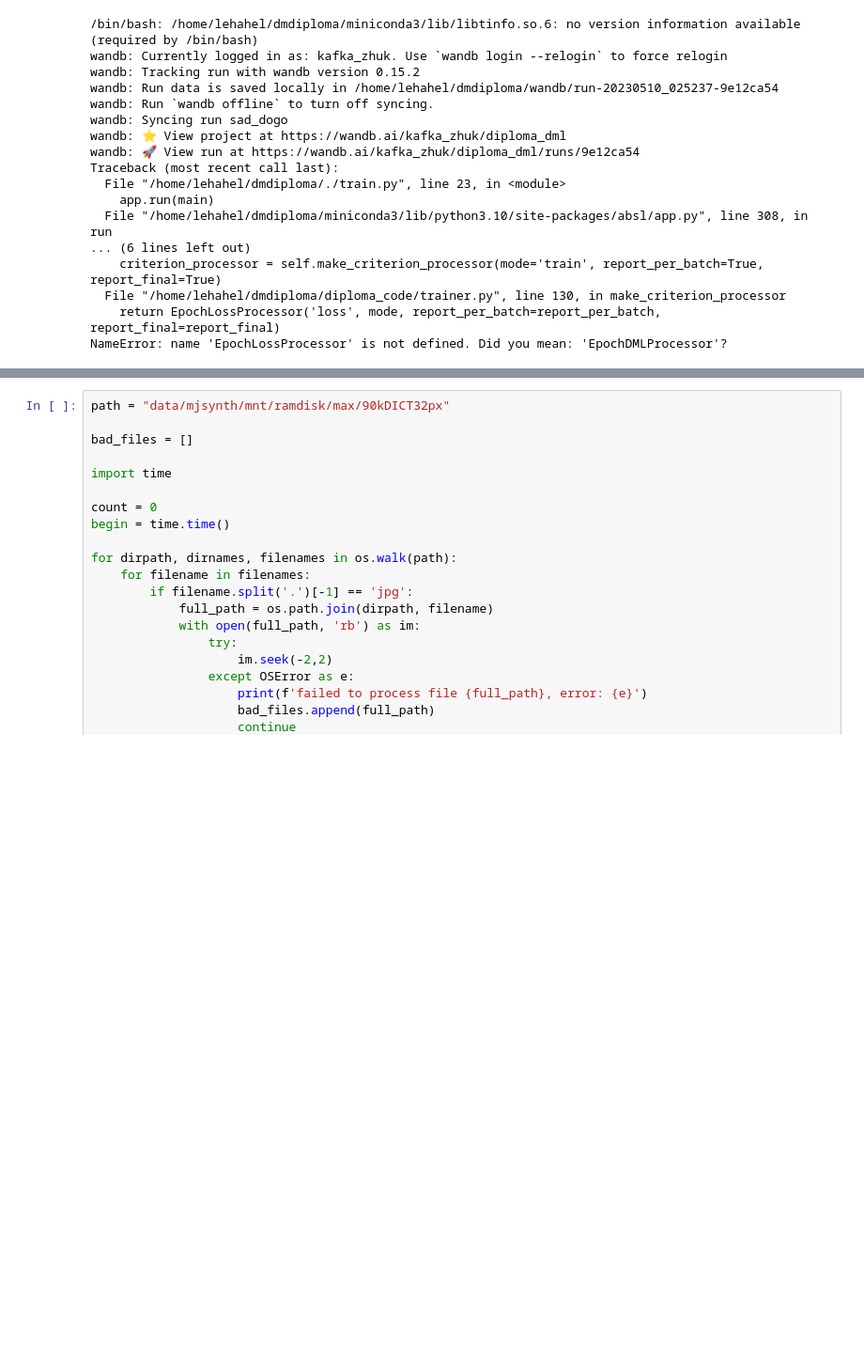
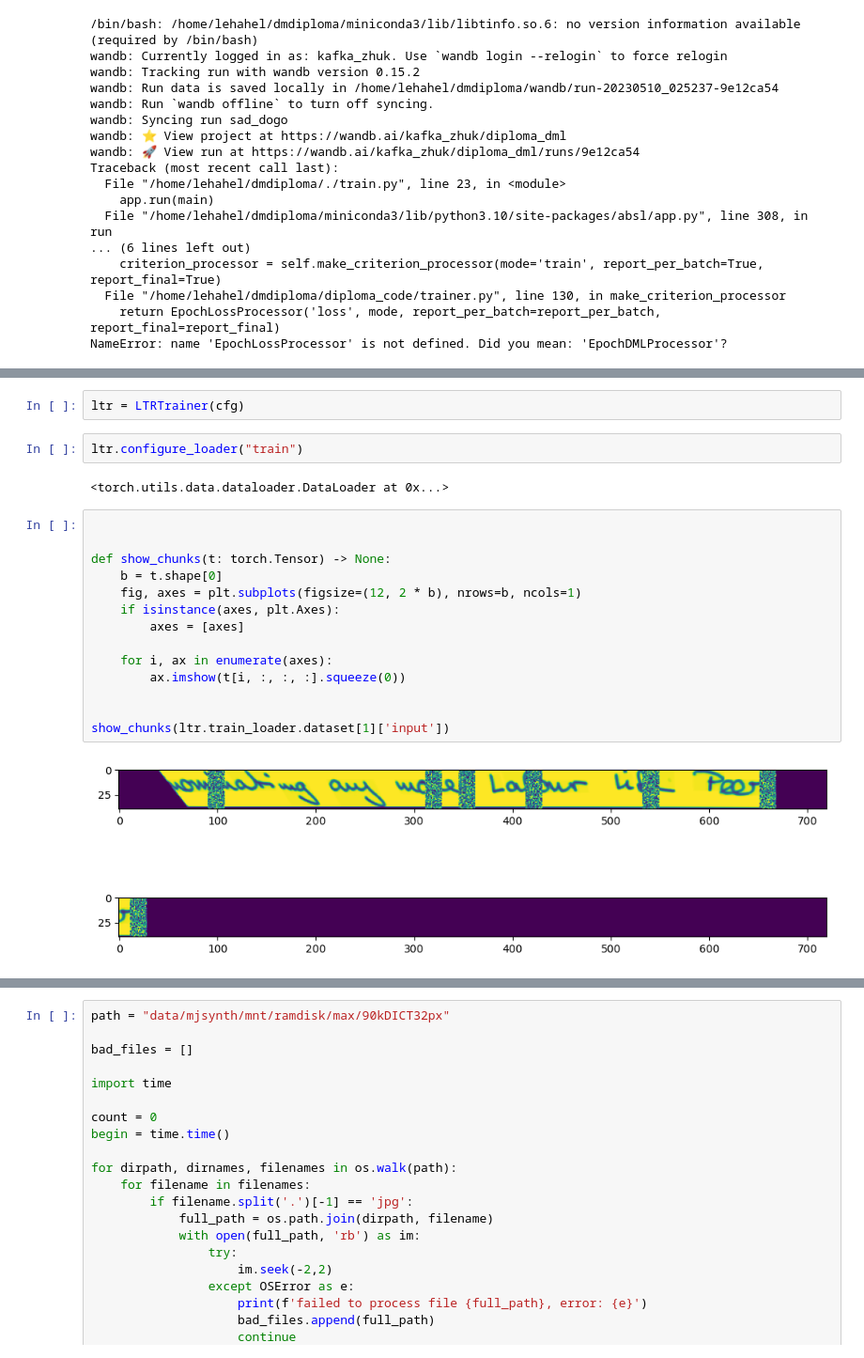
Before and after one commit to mokeevdmitrii/mutual_htr, a Jupyter notebook: diploma_ctc_torch.ipynb, the cells around one changed output, grey strips where cells are left out. Shown: that part at 94% size. Cells and saved outputs as stored; diff of their text form; blank space fills up the shorter version.

```diff
--- a/diploma_ctc_torch.ipynb
+++ b/diploma_ctc_torch.ipynb
@@ -168,3 +181,25 @@ show_chunks(ltr.train_loader.dataset[1]['input'])
+# %%
+ltr = LTRTrainer(cfg)
+# %%
+ltr.configure_loader("train")
+# %% [output]
+<torch.utils.data.dataloader.DataLoader at 0x...>
+# %%
+
+
+def show_chunks(t: torch.Tensor) -> None:
+    b = t.shape[0]
+    fig, axes = plt.subplots(figsize=(12, 2 * b), nrows=b, ncols=1)
+    if isinstance(axes, plt.Axes):
+        axes = [axes]
+
+    for i, ax in enumerate(axes):
+        ax.imshow(t[i, :, :, :].squeeze(0))
+
+
+show_chunks(ltr.train_loader.dataset[1]['input'])
+# %% [output]
+[figure, added]
 # %%
 ltr.train('sad_dogo')
 # %% [output]
```
Also changed, not shown: parts of 9 cells of this notebook, 4 other files.
